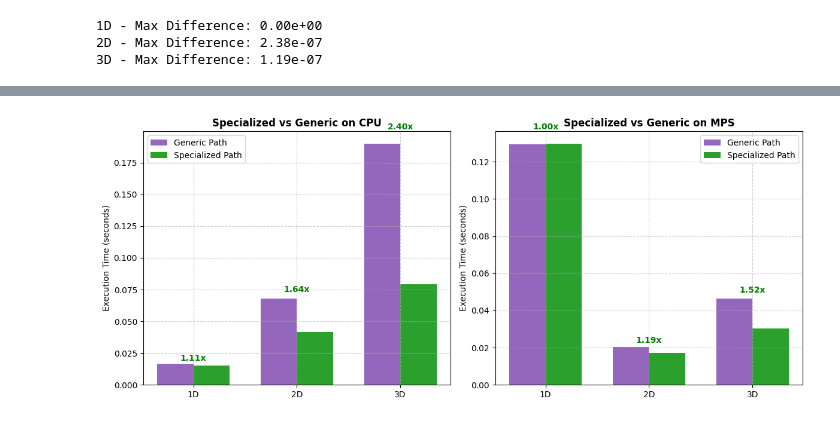
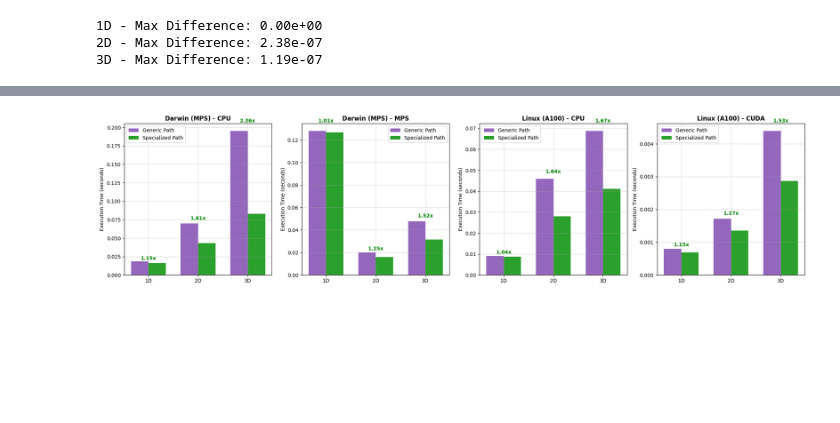
Before and after one commit to desy-ml/cheetah, a Jupyter notebook: dev/benchmark_specialized_paths.ipynb, the cells around one changed output, grey strips where cells are left out. Saved outputs shown, nothing was run; the diff lists cells and outputs as text; code cells hidden in the pictures; blank space fills up the shorter version.

Commit message:
bench: add speedup annotations to overall benchmark plot, update results with A100 data, and update specialized paths benchmark

```diff
--- a/dev/benchmark_specialized_paths.ipynb
+++ b/dev/benchmark_specialized_paths.ipynb
@@ -193,36 +312,62 @@ df_res
 # %%
 def plot_comparison(df):
-    devices = df["Device"].unique()
-    dims = df["Dimension"].unique()
+    # Get unique system + device configurations
+    configs = []
+    for idx, row in df.iterrows():
+        sys_name = row["System"]
+        device = row["Device"]
+        os_name = sys_name.split("|")[0].strip().split()[0]
 
-    fig, axes = plt.subplots(1, len(devices), figsize=(6 * len(devices), 5), squeeze=False)
+        gpu_part = ""
+        if "GPU:" in sys_name:
+            gpu_name = sys_name.split("GPU:")[-1].strip()
+            if "A100" in gpu_name:
+                gpu_part = " (A100)"
+            elif "MPS" in gpu_name:
+                gpu_part = " (MPS)"
 
-    for idx, dev in enumerate(devices):
+        label = f"{os_name}{gpu_part} - {device}"
+        configs.append((sys_name, device, label))
+
+    # Deduplicate configurations
+    configs = list(set(configs))
+    configs.sort(key=lambda x: x[2])
+
+    fig, axes = plt.subplots(1, len(configs), figsize=(5 * len(configs), 5), squeeze=False)
+
+    dims = ["1D", "2D", "3D"]
+
+    for idx, (sys_name, dev, label) in enumerate(configs):
         ax = axes[0, idx]
-        sub_df = df[df["Device"] == dev]
+        sub_df = df[(df["System"] == sys_name) & (df["Device"] == dev)]
+
+        # Sort sub_df by dimension 1D, 2D, 3D
+        sub_df = sub_df.set_index("Dimension").reindex(dims).reset_index()
 
         x = np.arange(len(dims))
         width = 0.35
 
         rects1 = ax.bar(x - width/2, sub_df["Generic Fallback (s)"], width, label="Generic Path", color="#9467bd")
         rects2 = ax.bar(x + width/2, sub_df["Specialized (s)"], width, label="Specialized Path", color="#2ca02c")
 
-        ax.set_title(f"Specialized vs Generic on {dev}", fontsize=12, fontweight="bold")
+        ax.set_title(label, fontsize=12, fontweight="bold")
         ax.set_xticks(x)
         ax.set_xticklabels(dims)
         ax.set_ylabel("Execution Time (seconds)")
         ax.legend()
         ax.grid(True, linestyle="--", alpha=0.6)
 
         # Add speedup label on top of bars
-        for i, val in enumerate(sub_df["Speedup"]):
-            ax.text(i, max(sub_df["Generic Fallback (s)"].iloc[i], sub_df["Specialized (s)"].iloc[i]) * 1.05,
+        for i in range(len(dims)):
+            val = sub_df["Speedup"].iloc[i]
+            max_val = max(sub_df["Generic Fallback (s)"].iloc[i], sub_df["Specialized (s)"].iloc[i])
+            ax.text(i, max_val * 1.05,
                     f"{val:.2f}x", ha="center", va="bottom", color="green", fontweight="bold")
 
     plt.tight_layout()
     plt.savefig("specialized_paths_comparison.png", dpi=300)
     plt.show()
 
-plot_comparison(df_res)
+plot_comparison(combined_df)
 # %% [output]
-[figure, old version]
+[figure, new version]
```
Also changed, not shown: parts of 4 cells of this notebook, 6 other files.
